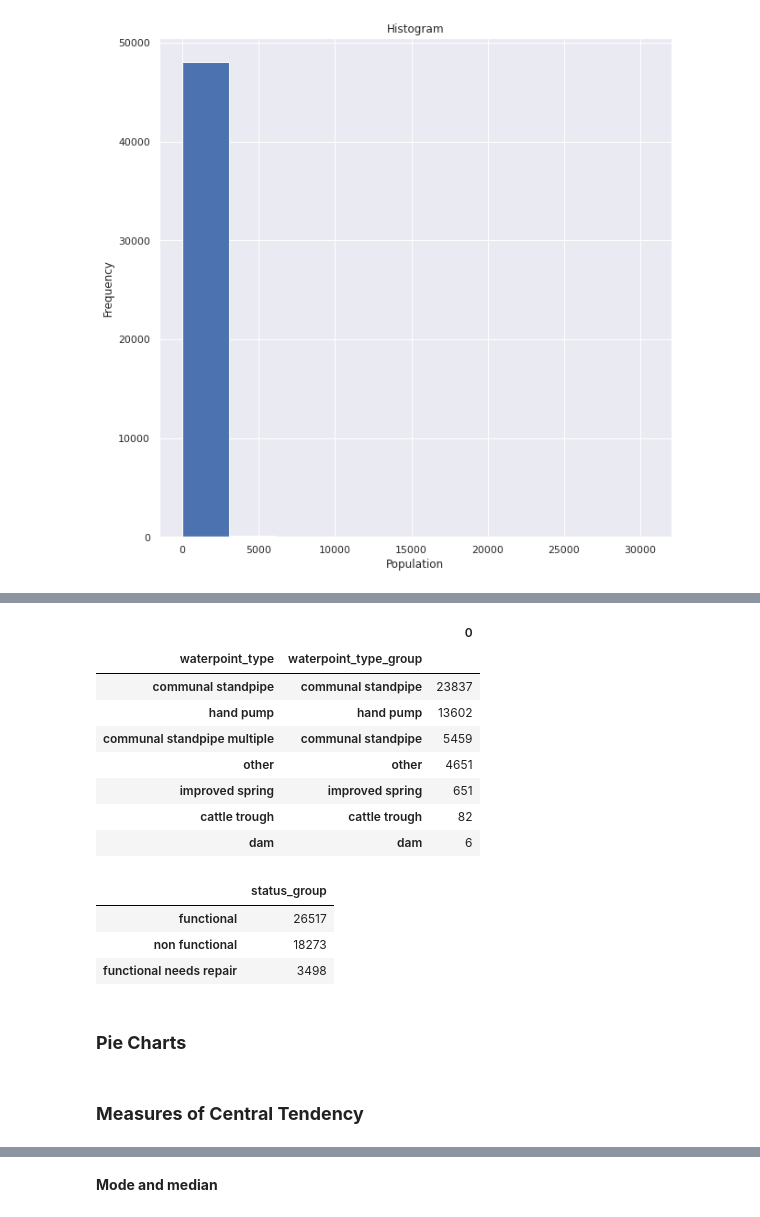
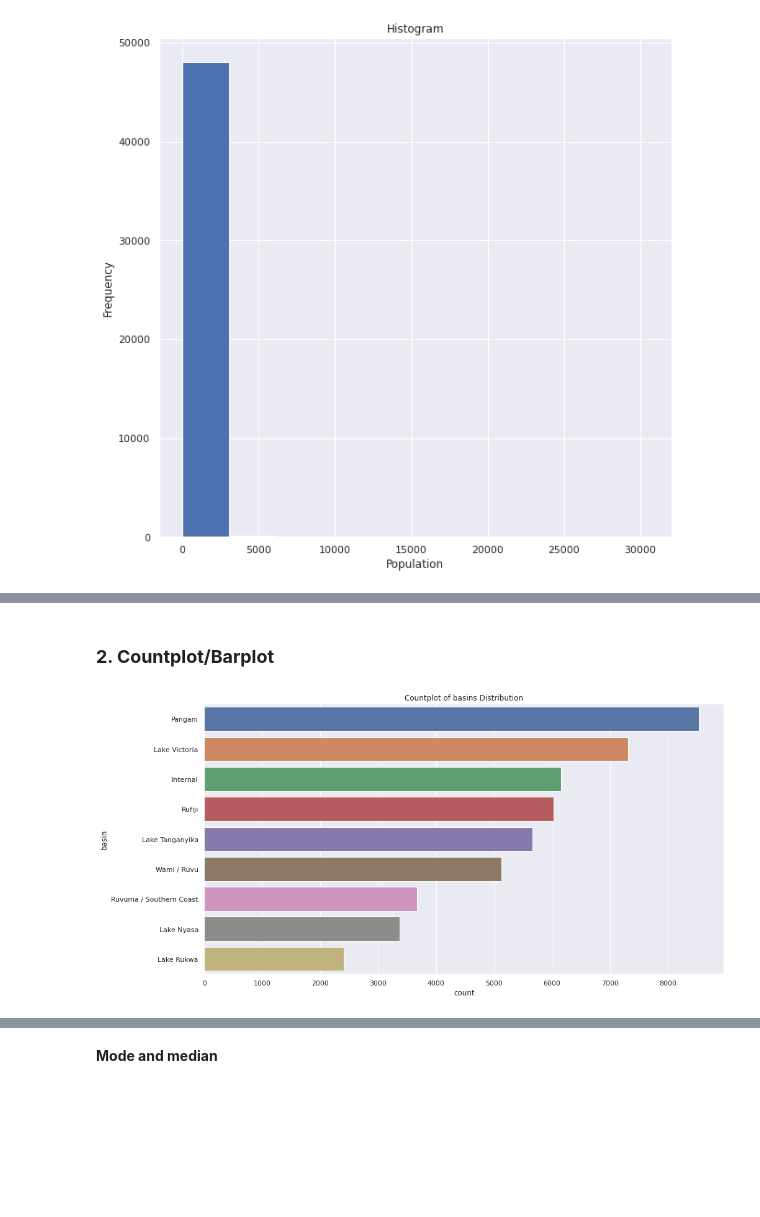
Before and after one commit to njonge-nathan/Capstone-Data-Mining-the-Water-Table.ipynb, a Jupyter notebook: Capstone_Data_Mining_the_Water_Table.ipynb, the cells around one changed output, grey strips where cells are left out. Drawn from its saved outputs; the diff is of its cells as text; code cells hidden in the pictures; blank space fills up the shorter version.

```diff
--- a/Capstone_Data_Mining_the_Water_Table.ipynb
+++ b/Capstone_Data_Mining_the_Water_Table.ipynb
@@ -935,25 +494,12 @@ train_final['waterpoint_type_group'].value_counts().to_frame()
-# %%
-# frequency table of waterpoint_type
-train_final[['waterpoint_type','waterpoint_type_group']].value_counts().to_frame()
-# %% [output]
-|  |  | 0 |
-| waterpoint_type | waterpoint_type_group |  |
-| communal standpipe | communal standpipe | 23837 |
-| hand pump | hand pump | 13602 |
-| communal standpipe multiple | communal standpipe | 5459 |
-| other | other | 4651 |
-| improved spring | improved spring | 651 |
-| cattle trough | cattle trough | 82 |
-| dam | dam | 6 |
-# %%
-# frequency table of status_group
-train_final['status_group'].value_counts().to_frame()
-# %% [output]
-|  | status_group |
-| functional | 26517 |
-| non functional | 18273 |
-| functional needs repair | 3498 |
-# %% [markdown]
-### **Pie Charts**
-# %% [markdown]
-### **Measures of Central Tendency**
+# %% [markdown]
+### **2. Countplot/Barplot**
+# %%
+# countplot of basin distributions
+plt.figure(figsize=(15,8))
+sns.set(style="darkgrid")
+sns.countplot(y='basin',
+              data=train_final,
+              order=train_final['basin'].value_counts().index).set_title("Countplot of basins Distribution")
+plt.show()
+# %% [output]
+[figure, added]
```
Also changed, not shown: parts of 142 cells of this notebook.
